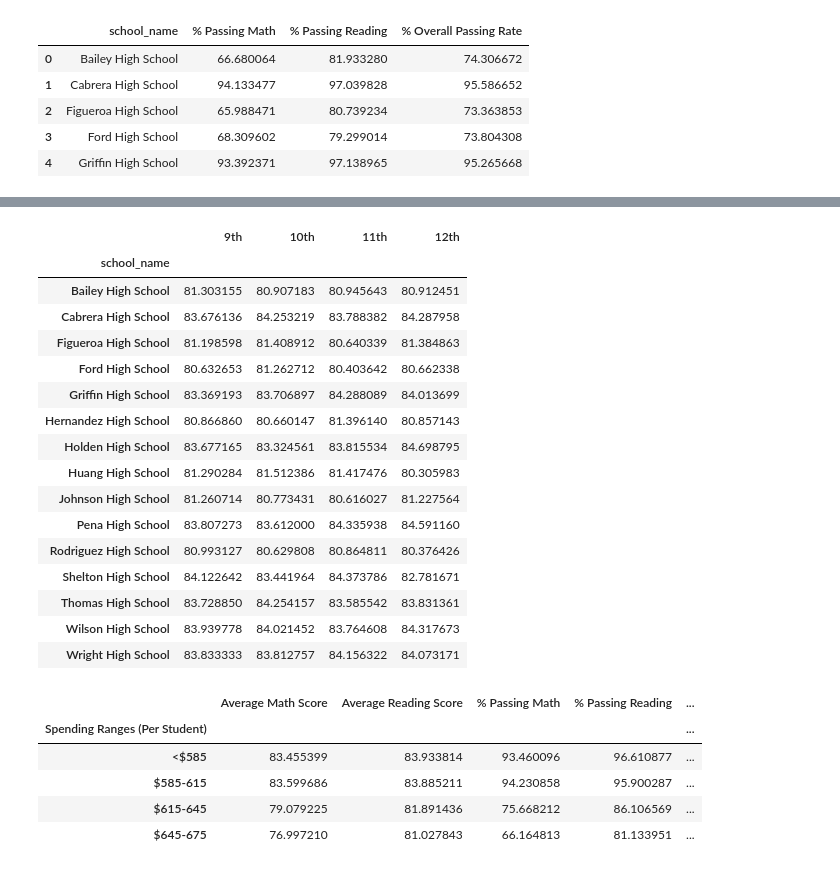
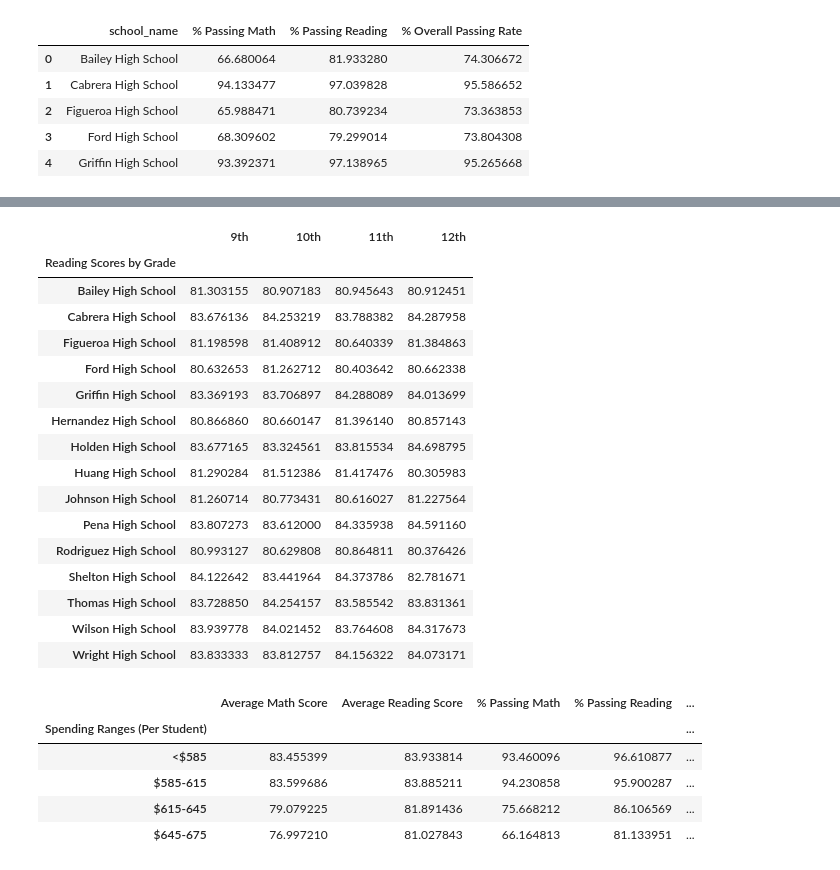
Before and after one commit to arlennav/AcademyofPy, a Jupyter notebook: PyCitySchools_starter.ipynb, the cells around one changed output, grey strips where cells are left out. Cells and saved outputs as stored; diff of their text form; code cells hidden in the pictures.

```diff
--- a/PyCitySchools_starter.ipynb
+++ b/PyCitySchools_starter.ipynb
@@ -223,24 +229,25 @@ avg_math_bygrade_df
 # %%
 #*****************************************************************
 #Reading Scores by Grade
 #*****************************************************************
 
 ninth_reading_avg_df = pd.DataFrame(round(ninth_g["reading_score"].mean(), 6))
 tenth_reading_avg_df = pd.DataFrame(round(tenth_g["reading_score"].mean(), 6))
 eleventh_reading_avg_df = pd.DataFrame(round(eleventh_g["reading_score"].mean(), 6))
 twelfth_reading_avg_df = pd.DataFrame(round(twelfth_g["reading_score"].mean(), 6))
 
 
 #I did outer join because if schools do not have any scores for any of grades the "NaN" will be shown.
 avg_reading_bygrade_df = pd.merge(ninth_reading_avg_df, tenth_reading_avg_df, on = "school_name", how = "outer")
 avg_reading_bygrade_df = pd.merge(avg_reading_bygrade_df, eleventh_reading_avg_df, on = "school_name", how = "outer")
 avg_reading_bygrade_df = pd.merge(avg_reading_bygrade_df, twelfth_reading_avg_df, on = "school_name", how = "outer")
 avg_reading_bygrade_df.columns = ["school_name", "9th", "10th", "11th", "12th"]
 avg_reading_bygrade_df.set_index(['school_name'],inplace=True)
+avg_reading_bygrade_df.index.name='Reading Scores by Grade'
 avg_reading_bygrade_df
 # %% [output]
 |  | 9th | 10th | 11th | 12th |
-| school_name |  |  |  |  |
+| Reading Scores by Grade |  |  |  |  |
 | Bailey High School | 81.303155 | 80.907183 | 80.945643 | 80.912451 |
 | Cabrera High School | 83.676136 | 84.253219 | 83.788382 | 84.287958 |
 | Figueroa High School | 81.198598 | 81.408912 | 80.640339 | 81.384863 |
```
Also changed, not shown: parts of 10 cells of this notebook.
